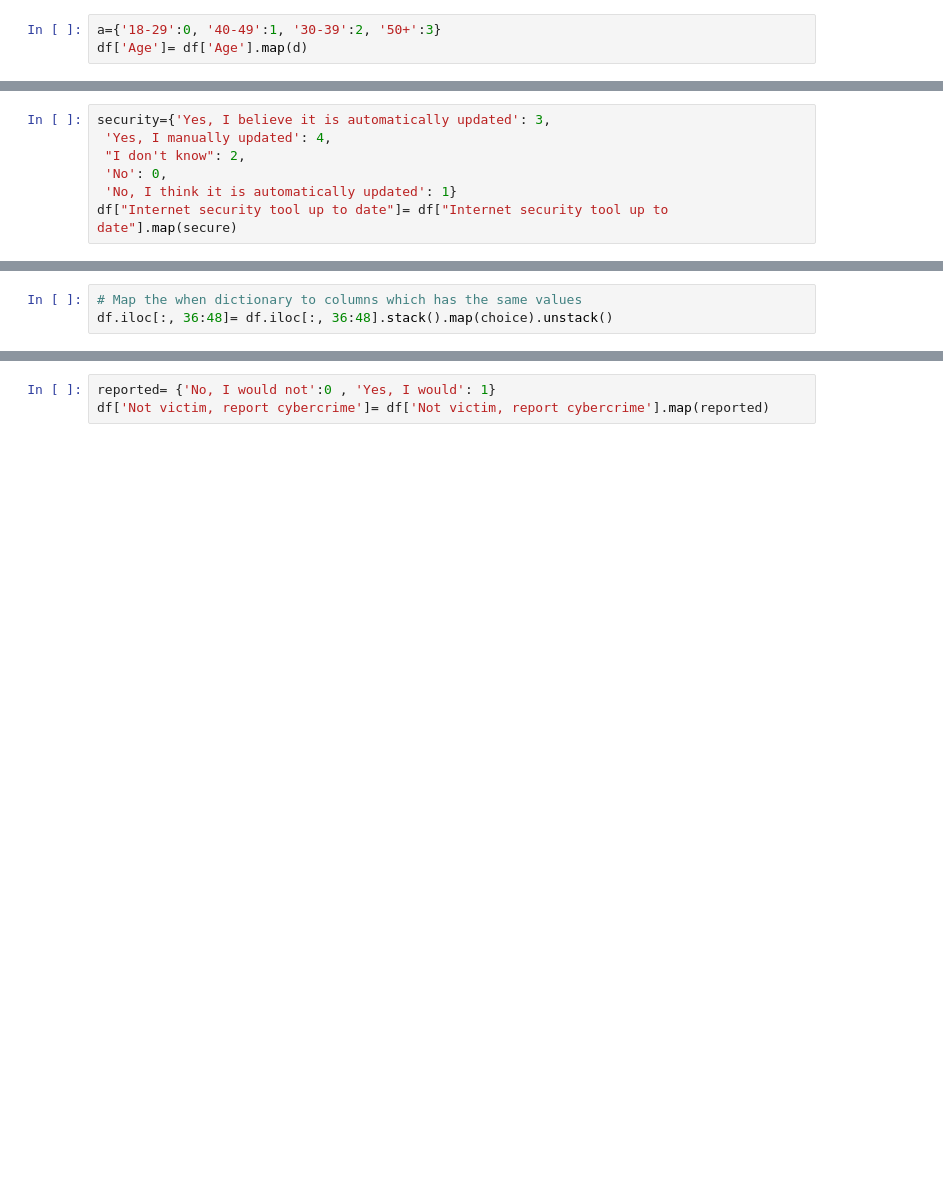
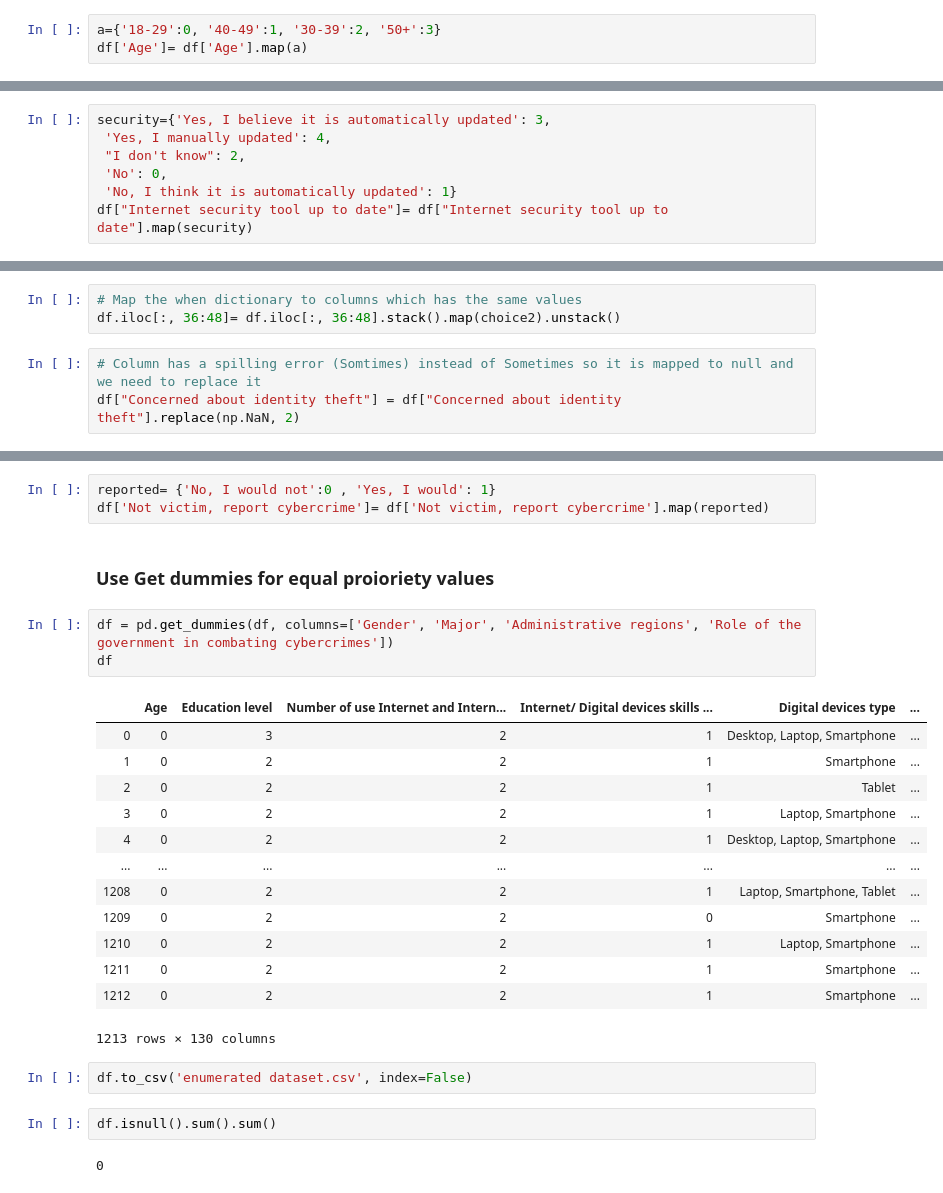
Before and after one commit to Hala-Alsouly/SDA-Capstone, a Jupyter notebook: Preprocessing (convert to numbers).ipynb, the cells around one changed output, grey strips where cells are left out. Drawn from its saved outputs; the diff is of its cells as text; blank space fills up the shorter version.

```diff
--- a/Preprocessing (convert to numbers).ipynb
+++ b/Preprocessing (convert to numbers).ipynb
@@ -100,7 +42,7 @@ d
 {0: '18-29', 1: '40-49', 2: '30-39', 3: '50+'}
 # %%
 a={'18-29':0, '40-49':1, '30-39':2, '50+':3}
-df['Age']= df['Age'].map(d)
+df['Age']= df['Age'].map(a)
 # %%
 #get unique values
 d = dict(enumerate(df['Number of use Internet and Internet-related services'].unique()))
@@ -174,7 +116,7 @@ security={'Yes, I believe it is automatically updated': 3,
  "I don't know": 2,
  'No': 0,
  'No, I think it is automatically updated': 1}
-df["Internet security tool up to date"]= df["Internet security tool up to date"].map(secure)
+df["Internet security tool up to date"]= df["Internet security tool up to date"].map(security)
 # %%
 #get unique values
 d = dict(enumerate(df['Avoid disclosing personal information online'].unique()))
@@ -204,7 +146,10 @@ d
 choice2={'Always': 1,'Do not know': 0, 'Never': 3, 'Sometimes': 2}
 # %%
 # Map the when dictionary to columns which has the same values
-df.iloc[:, 36:48]= df.iloc[:, 36:48].stack().map(choice).unstack()
+df.iloc[:, 36:48]= df.iloc[:, 36:48].stack().map(choice2).unstack()
+# %%
+# Column has a spilling error (Somtimes) instead of Sometimes so it is mapped to null and we need to replace it
+df["Concerned about identity theft"] = df["Concerned about identity theft"].replace(np.NaN, 2)
 # %%
 #get unique values
 d = dict(enumerate(df['Feeling about the threat of cybercrimes in the future'].unique()))
@@ -235,3 +180,28 @@ d
 # %%
 reported= {'No, I would not':0 , 'Yes, I would': 1}
 df['Not victim, report cybercrime']= df['Not victim, report cybercrime'].map(reported)
+# %% [markdown]
+### Use Get dummies for equal proioriety values
+# %%
+df = pd.get_dummies(df, columns=['Gender', 'Major', 'Administrative regions', 'Role of the government in combating cybercrimes'])
+df
+# %% [output]
+|  | Age | Education level | Number of use Internet and Intern... | Internet/ Digital devices skills ... | Digital devices type | ... |
+| 0 | 0 | 3 | 2 | 1 | Desktop, Laptop, Smartphone | ... |
+| 1 | 0 | 2 | 2 | 1 | Smartphone | ... |
+| 2 | 0 | 2 | 2 | 1 | Tablet | ... |
+| 3 | 0 | 2 | 2 | 1 | Laptop, Smartphone | ... |
+| 4 | 0 | 2 | 2 | 1 | Desktop, Laptop, Smartphone | ... |
+| ... | ... | ... | ... | ... | ... | ... |
+| 1208 | 0 | 2 | 2 | 1 | Laptop, Smartphone, Tablet | ... |
+| 1209 | 0 | 2 | 2 | 0 | Smartphone | ... |
+| 1210 | 0 | 2 | 2 | 1 | Laptop, Smartphone | ... |
+| 1211 | 0 | 2 | 2 | 1 | Smartphone | ... |
+| 1212 | 0 | 2 | 2 | 1 | Smartphone | ... |
+1213 rows × 130 columns
+# %%
+df.to_csv('enumerated dataset.csv', index=False)
+# %%
+df.isnull().sum().sum()
+# %% [output]
+0
```
Also changed, not shown: parts of 2 cells of this notebook.
